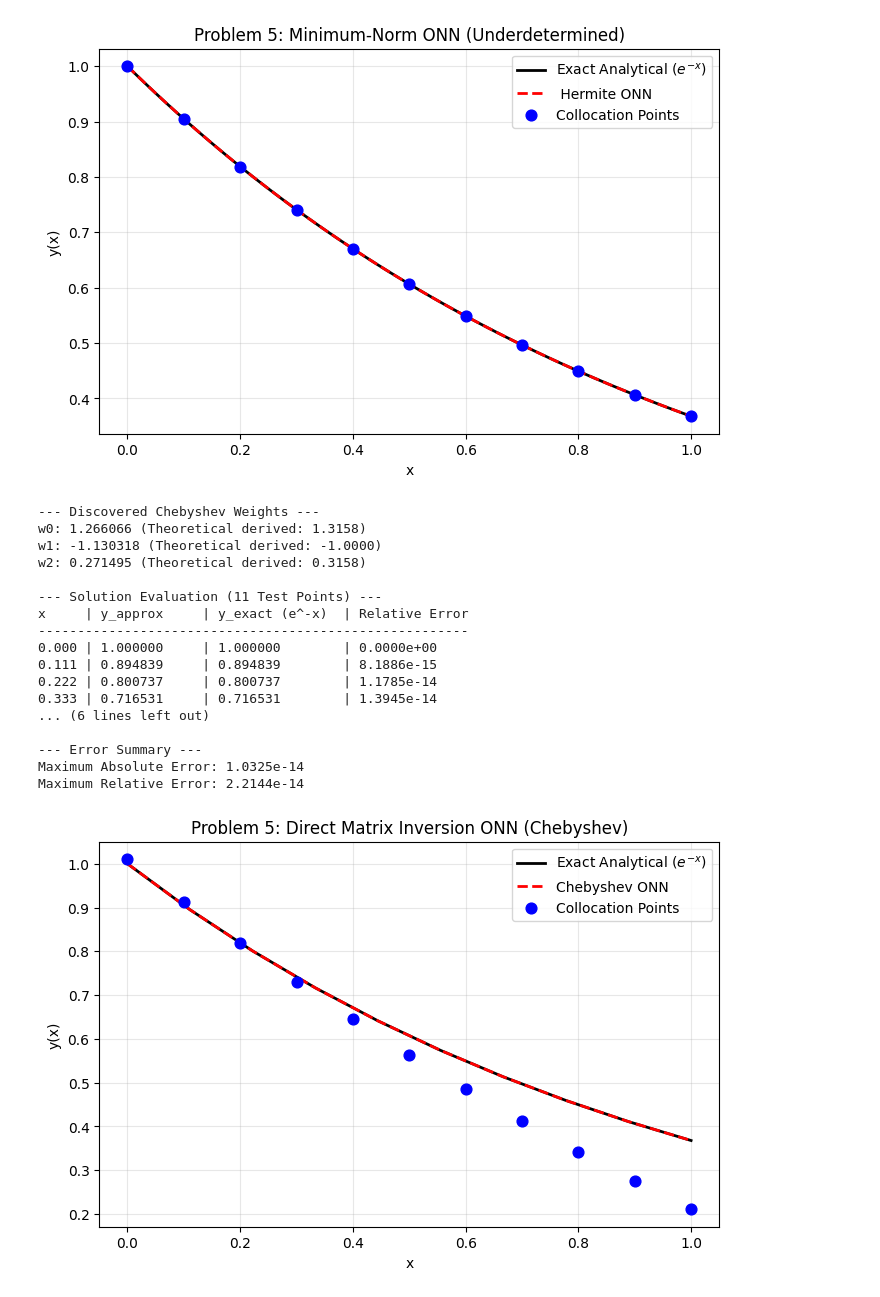
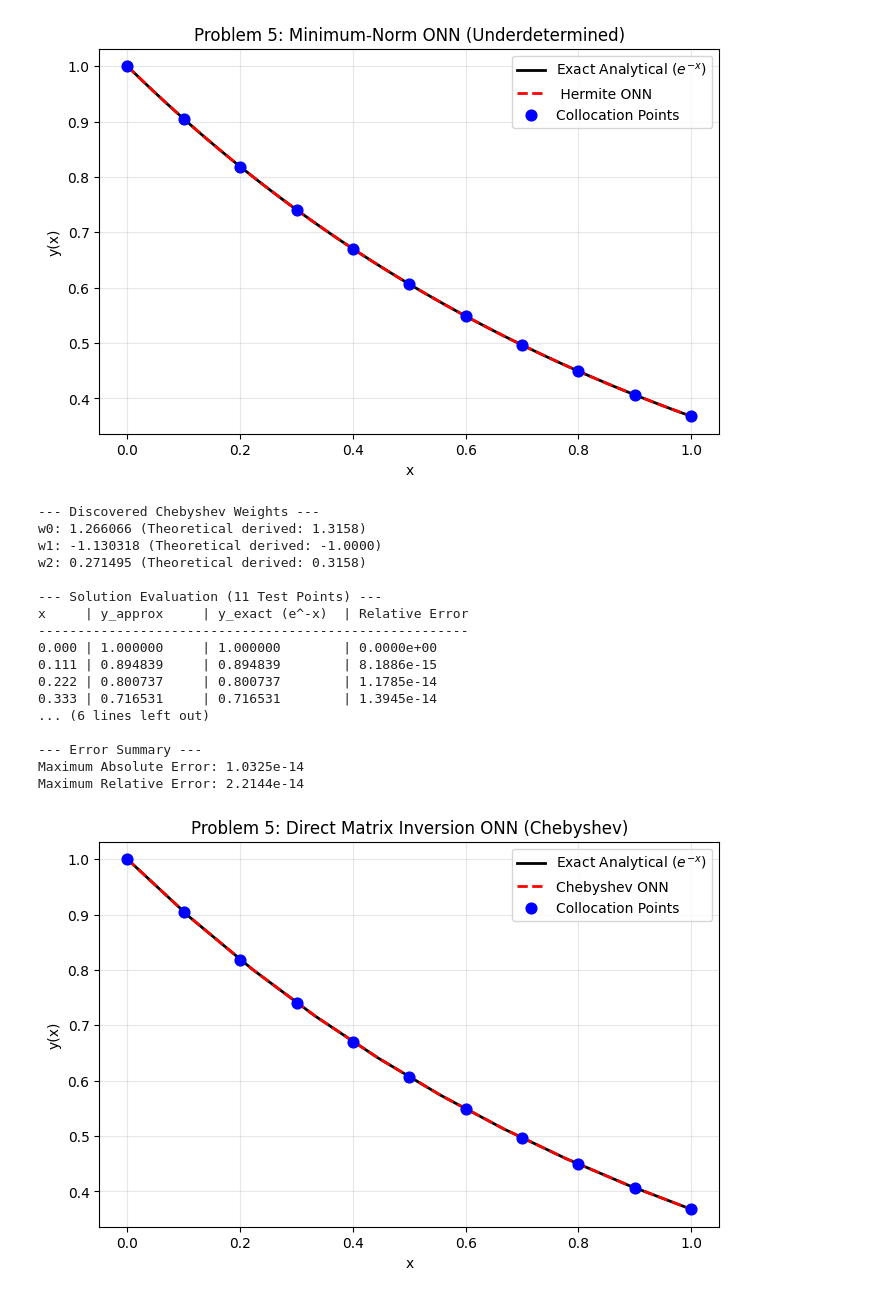
Before and after one commit to shahbaz11-arch/NNDDE, a Jupyter notebook: Problem_5.ipynb, the cells around one changed output. Drawn from its saved outputs; the diff is of its cells as text; code cells hidden in the pictures.

```diff
--- a/Problem_5.ipynb
+++ b/Problem_5.ipynb
@@ -305,33 +305,33 @@ print(f"Maximum Relative Error: {max_rel_err:.4e}")
 
 # Visualization
 plt.figure(figsize=(8, 5))
 plt.plot(x_eval.numpy(), y_exact.numpy(), 'k-', linewidth=2, label='Exact Analytical ($e^{-x}$)')
 plt.plot(x_eval.numpy(), y_approx.numpy(), 'r--', linewidth=2, label='Chebyshev ONN ')
-plt.scatter(points_colloc.numpy(), (get_prob_hermite_basis(points_colloc, N_POLYS)[0] @ weights).flatten().numpy(),
+plt.scatter(points_colloc.numpy(), (get_Chebyshev_basis(points_colloc, N_POLYS)[0] @ weights).flatten().numpy(),
             color='blue', zorder=5, s=60, label='Collocation Points')
 plt.title("Problem 5: Direct Matrix Inversion ONN (Chebyshev)")
 plt.xlabel("x")
 plt.ylabel("y(x)")
 plt.legend()
 plt.grid(True, alpha=0.3)
 plt.show()
 # %% [output]
 --- Discovered Chebyshev Weights ---
 w0: 1.266066 (Theoretical derived: 1.3158)
 w1: -1.130318 (Theoretical derived: -1.0000)
 w2: 0.271495 (Theoretical derived: 0.3158)
 
 --- Solution Evaluation (11 Test Points) ---
 x     | y_approx     | y_exact (e^-x)  | Relative Error
 -------------------------------------------------------
 0.000 | 1.000000     | 1.000000        | 0.0000e+00
 0.111 | 0.894839     | 0.894839        | 8.1886e-15
 0.222 | 0.800737     | 0.800737        | 1.1785e-14
 0.333 | 0.716531     | 0.716531        | 1.3945e-14
 ... (6 lines left out)
 
 --- Error Summary ---
 Maximum Absolute Error: 1.0325e-14
 Maximum Relative Error: 2.2144e-14
-[figure, old version]
+[figure, new version]
 # %%
```
Also changed, not shown: parts of 1 cell of this notebook.
